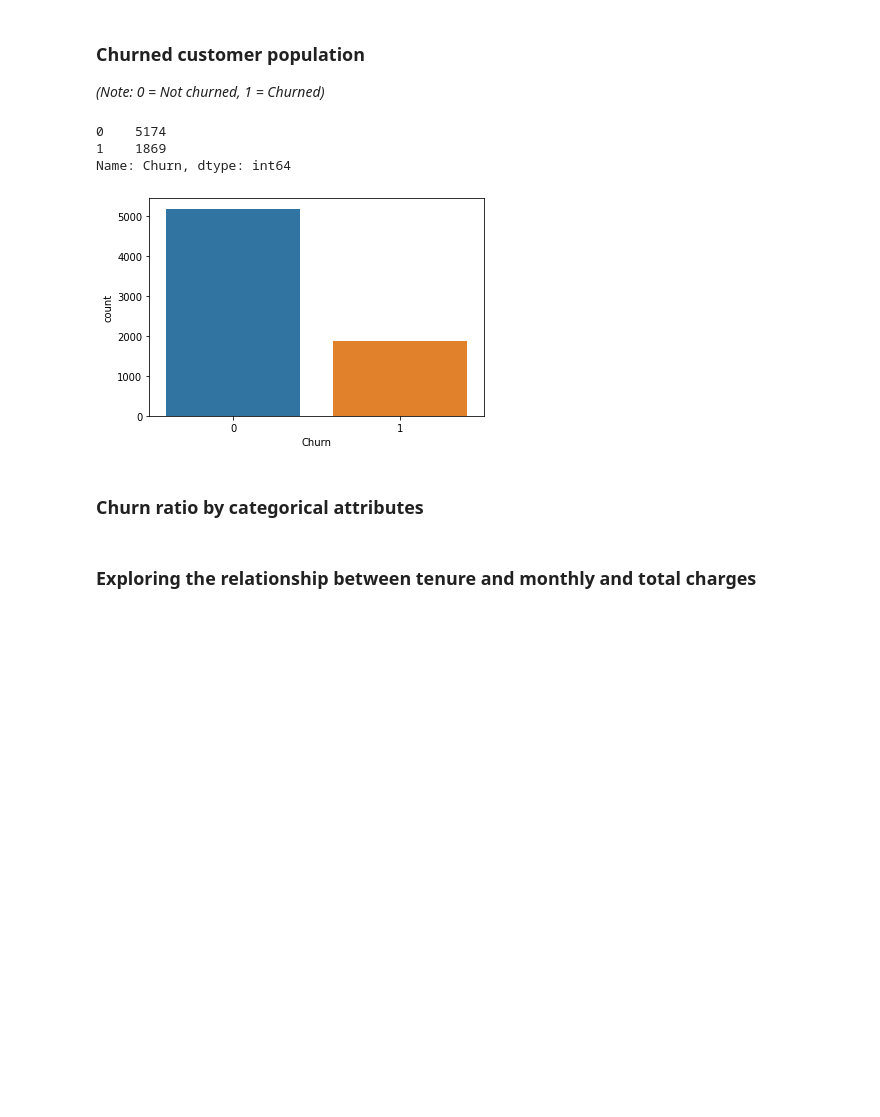
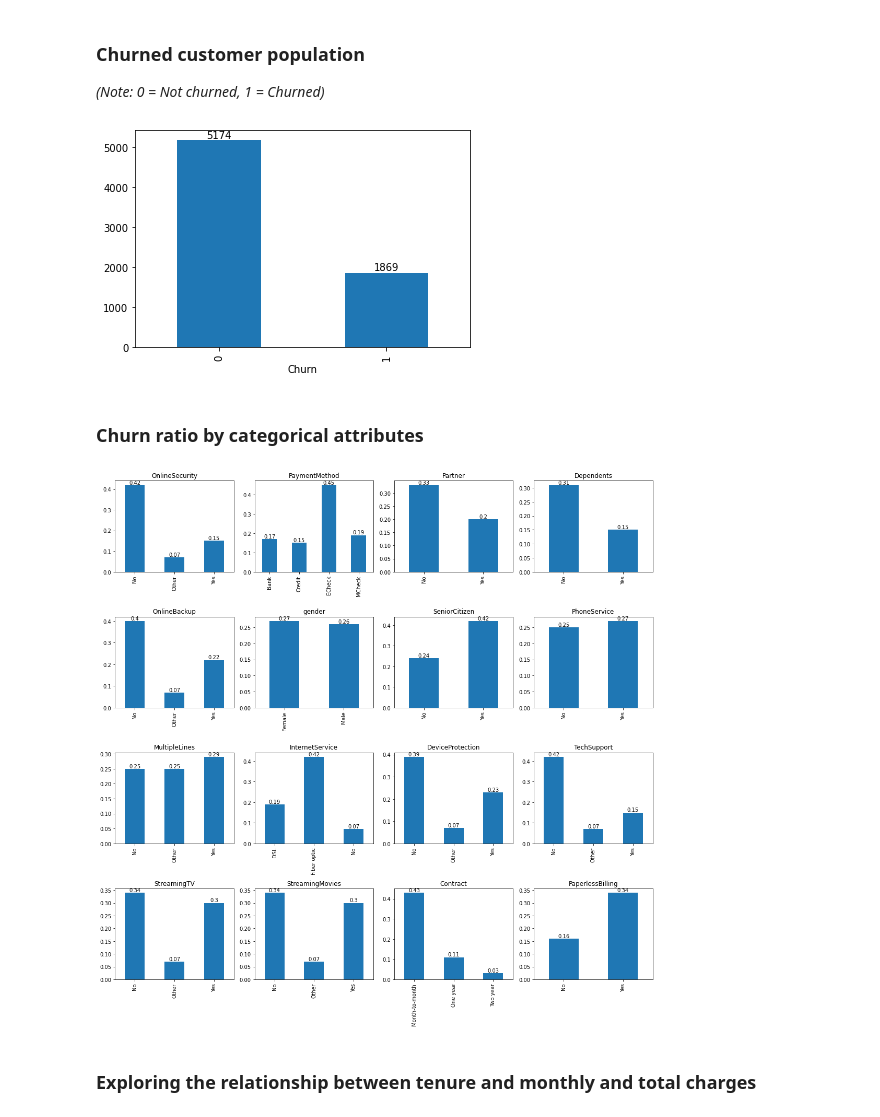
Before and after one commit to ts-azure-services/drift-primer, a Jupyter notebook: mlops_primer/exploratory_analysis.ipynb, the cells around one changed output. Drawn from its saved outputs; the diff is of its cells as text; code cells hidden in the pictures; blank space fills up the shorter version.

```diff
--- a/mlops_primer/exploratory_analysis.ipynb
+++ b/mlops_primer/exploratory_analysis.ipynb
@@ -152,39 +170,50 @@ As one would expect, most of the churned customers are less than a year old. Man
 ### Churned customer population
 *(Note: 0 = Not churned, 1 = Churned)*
 # %%
-sns.countplot(x = "Churn", data = df)
-df.loc[:, 'Churn'].value_counts()
+churn_pp = df.groupby('Churn').size().to_frame()
+ax = churn_pp.plot(kind='bar', legend=None)
+# ax.bar_label(ax.containers[0])
+for container in ax.containers:
+    ax.bar_label(container)
 # %% [output]
-0    5174
-1    1869
-Name: Churn, dtype: int64
-[figure, old version]
+[figure, new version]
 # %% [markdown]
 ### Churn ratio by categorical attributes
 # %%
-# def barall(df,lst,target,h=4,w=15,cut=3,hspace=.5,wspace=.25,rotatelst=[],rotation=20,xticksize=10,titlesize=11,yticksize=10):
-#     f=plt.figure(figsize=(w,h))
-#     plt.subplots_adjust(hspace=hspace,wspace=wspace)
-#     for i,col in enumerate(lst):
-#         f.add_subplot(math.ceil(len(lst)/cut),cut,i+1)
-#         sns.barplot(data=df,x=col,y=target)
-#         if col in rotatelst: plt.xticks(rotation=rotation)
-#         plt.xticks(fontsize=xticksize)
-#         plt.yticks(fontsize=yticksize)
-#         plt.xlabel('')
-#         plt.title(col,fontweight='bold',fontsize=titlesize)
-#         plt.ylabel('')
-#         despine()
+fig, axes = plt.subplots(nrows=4, ncols=4, figsize=(15, 15))
+column_list=['OnlineSecurity', 'PaymentMethod', 'Partner', 'Dependents','OnlineBackup',
+        'gender', 'SeniorCitizen', 'PhoneService', 'MultipleLines','InternetService',
+         'DeviceProtection', 'TechSupport','StreamingTV','StreamingMovies',
+         'Contract','PaperlessBilling']
 
-# catcol=df.select_dtypes("O").nunique().sort_values(ascending=False)[1:].index.tolist()
-# print(f"We have {len(catcol)} categorical features")
+# Iterate through all combinations
+for i, var in enumerate(column_list):
+    # Adjusting for the multi-line assignments
+    if i <=3:
+        pos1=0
+        pos2=i
+    elif i <=7:
+        pos1=1
+        pos2=i-4
+    elif i <=11:
+        pos1=2
+        pos2=i-8
+    elif i <=15:
+        pos1=3
+        pos2=i-12
+    c_df = df.groupby(var).agg({'Churn': ['sum','count']})
+    c_df.columns = ['sum', 'count']
+    c_df['percent'] = (c_df['sum']/c_df['count']).round(2)
+    c_df = c_df[['percent']]
+    c_df.index.rename('', inplace=True) # To remove extra index labels for visualizations
+    tt = c_df.plot(kind='bar', ax=axes[pos1,pos2], title=str(var), legend=None)
 
-# barall(df,catcol,'Churn',w=10,h=11,cut=4,
-#        rotatelst=['PaymentMethod','MultipleLines','OnlineSecurity','OnlineBackup','DeviceProtection','TechSupport',
-#                  'Contract','StreamingTV','StreamingMovies'],
-#        xticksize=8,rotation=27,hspace=1)
+    for container in tt.containers:
+        tt.bar_label(container)
 
-# # Accredition: https://www.kaggle.com/muladpham/telco-customer-churn-moranfinan
+plt.tight_layout()
+# %% [output]
+[figure, added]
 # %% [markdown]
 ### Exploring the relationship between tenure and monthly and total charges
 # %%
```
Also changed, not shown: parts of 10 cells of this notebook, 1 other file.
